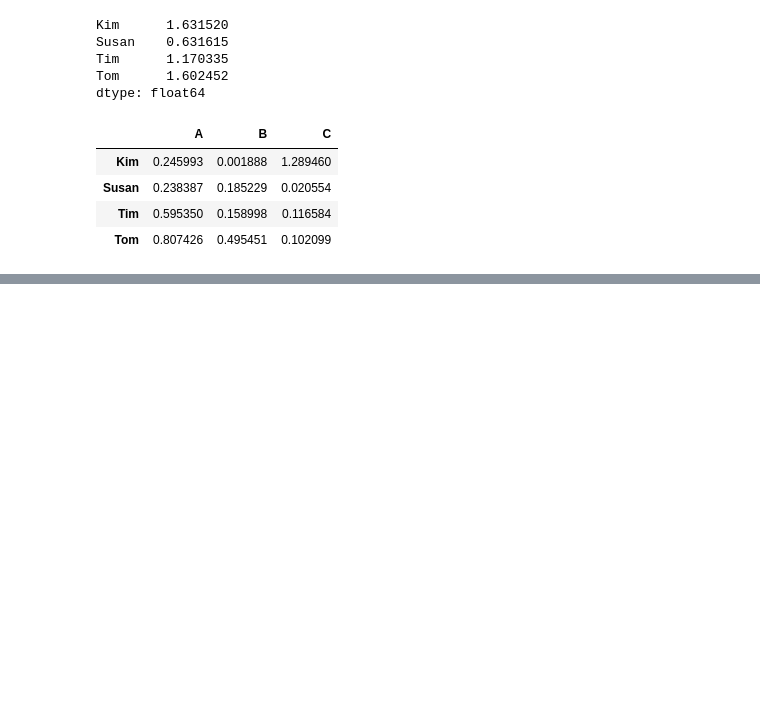
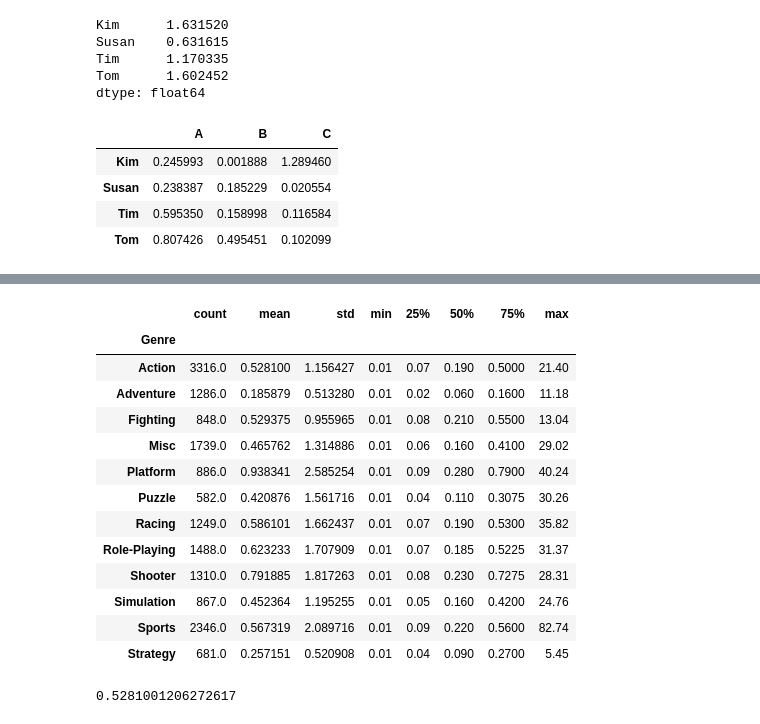
Before and after one commit to LevelUp-It-School/python_start_09_12_24, a Jupyter notebook: lesson_17/pandas.ipynb, the cells around one changed output, grey strips where cells are left out. Saved outputs shown, nothing was run; the diff lists cells and outputs as text; code cells hidden in the pictures; blank space fills up the shorter version.

```diff
--- a/lesson_17/pandas.ipynb
+++ b/lesson_17/pandas.ipynb
@@ -751,0 +1333,2 @@ data.to_csv("new_data.csv")
+# %%
+game = pd.read_csv('vgsalesGlobale.csv')
@@ -751,0 +1371,2 @@ data.to_csv("new_data.csv")
+# %%
+group = game.groupby("Genre")
@@ -751,0 +1390,21 @@ data.to_csv("new_data.csv")
+# %%
+group['Global_Sales'].describe()
+# %% [output]
+|  | count | mean | std | min | 25% | 50% | 75% | max |
+| Genre |  |  |  |  |  |  |  |  |
+| Action | 3316.0 | 0.528100 | 1.156427 | 0.01 | 0.07 | 0.190 | 0.5000 | 21.40 |
+| Adventure | 1286.0 | 0.185879 | 0.513280 | 0.01 | 0.02 | 0.060 | 0.1600 | 11.18 |
+| Fighting | 848.0 | 0.529375 | 0.955965 | 0.01 | 0.08 | 0.210 | 0.5500 | 13.04 |
+| Misc | 1739.0 | 0.465762 | 1.314886 | 0.01 | 0.06 | 0.160 | 0.4100 | 29.02 |
+| Platform | 886.0 | 0.938341 | 2.585254 | 0.01 | 0.09 | 0.280 | 0.7900 | 40.24 |
+| Puzzle | 582.0 | 0.420876 | 1.561716 | 0.01 | 0.04 | 0.110 | 0.3075 | 30.26 |
+| Racing | 1249.0 | 0.586101 | 1.662437 | 0.01 | 0.07 | 0.190 | 0.5300 | 35.82 |
+| Role-Playing | 1488.0 | 0.623233 | 1.707909 | 0.01 | 0.07 | 0.185 | 0.5225 | 31.37 |
+| Shooter | 1310.0 | 0.791885 | 1.817263 | 0.01 | 0.08 | 0.230 | 0.7275 | 28.31 |
+| Simulation | 867.0 | 0.452364 | 1.195255 | 0.01 | 0.05 | 0.160 | 0.4200 | 24.76 |
+| Sports | 2346.0 | 0.567319 | 2.089716 | 0.01 | 0.09 | 0.220 | 0.5600 | 82.74 |
+| Strategy | 681.0 | 0.257151 | 0.520908 | 0.01 | 0.04 | 0.090 | 0.2700 | 5.45 |
+# %%
+game[game.Genre=="Action"].Global_Sales.mean()
+# %% [output]
+0.5281001206272617
```
Also changed, not shown: parts of 94 cells of this notebook, 1 other file.
